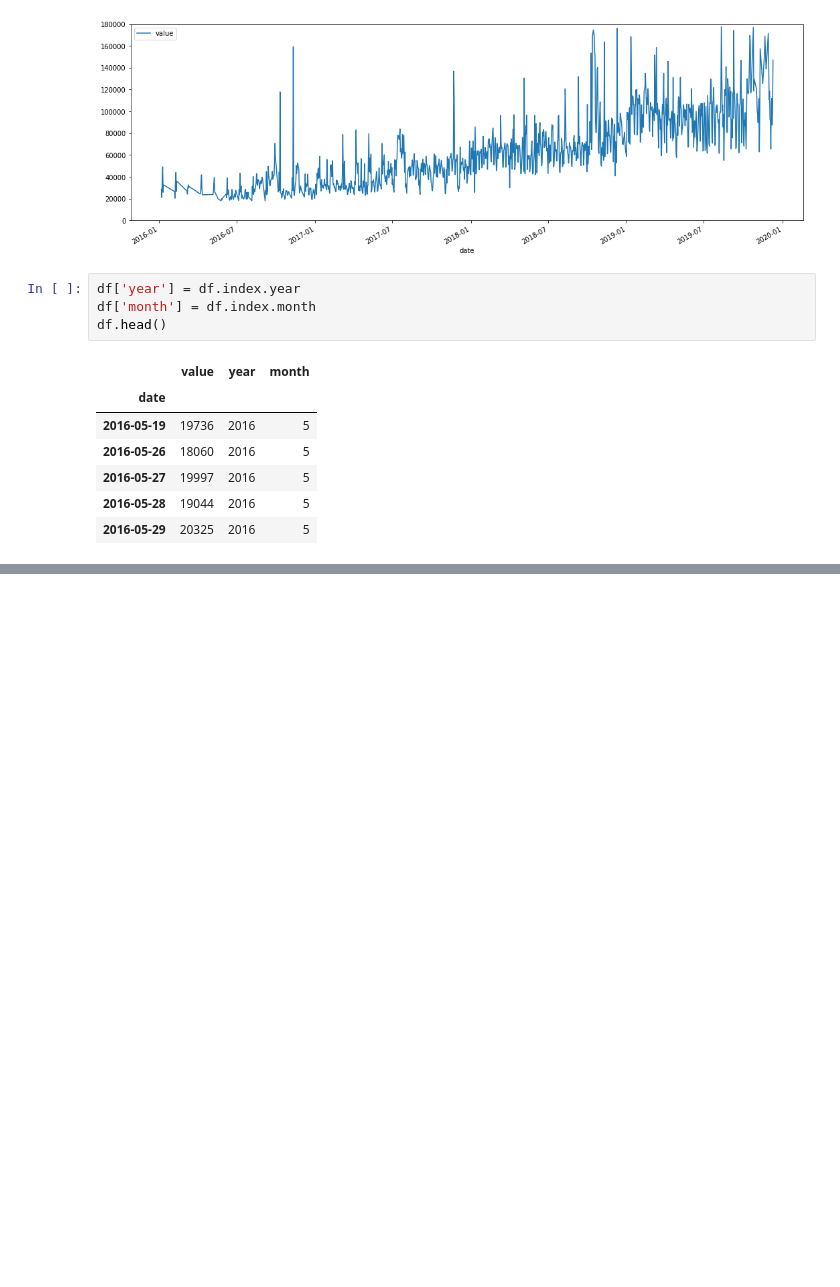
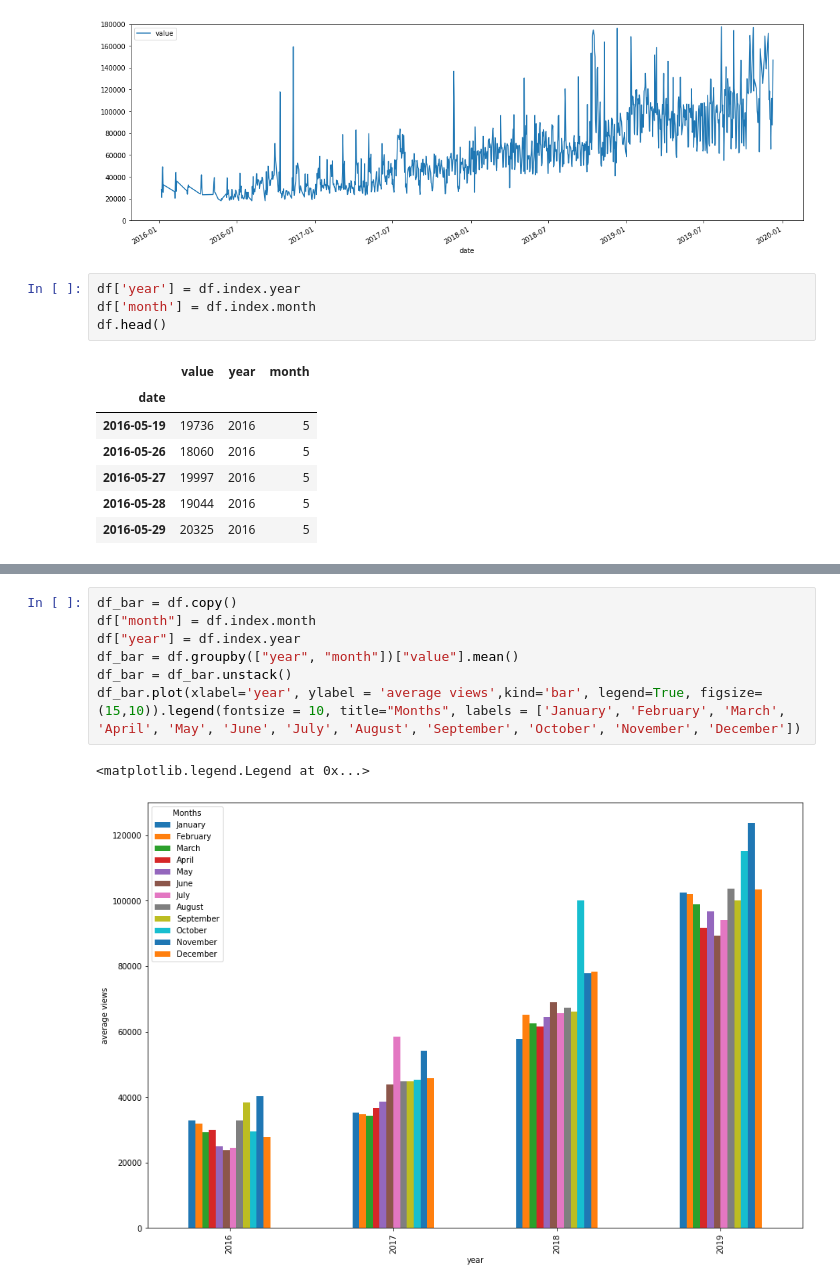
Before and after one commit to DataBadger/PracticeModels, a Jupyter notebook: DataAnalysis/Plots.ipynb, the cells around one changed output, grey strips where cells are left out. Drawn from its saved outputs; the diff is of its cells as text; blank space fills up the shorter version.

```diff
--- a/DataAnalysis/Plots.ipynb
+++ b/DataAnalysis/Plots.ipynb
@@ -55,0 +50,10 @@ AttributeError: 'SeriesGroupBy' object has no attribute 'unstack'
+# %%
+df_bar = df.copy()
+df["month"] = df.index.month
+df["year"] = df.index.year
+df_bar = df.groupby(["year", "month"])["value"].mean()
+df_bar = df_bar.unstack()
+df_bar.plot(xlabel='year', ylabel = 'average views',kind='bar', legend=True, figsize=(15,10)).legend(fontsize = 10, title="Months", labels = ['January', 'February', 'March', 'April', 'May', 'June', 'July', 'August', 'September', 'October', 'November', 'December'])
+# %% [output]
+<matplotlib.legend.Legend at 0x...>
+[figure, added]
```
Also changed, not shown: parts of 3 cells of this notebook.
